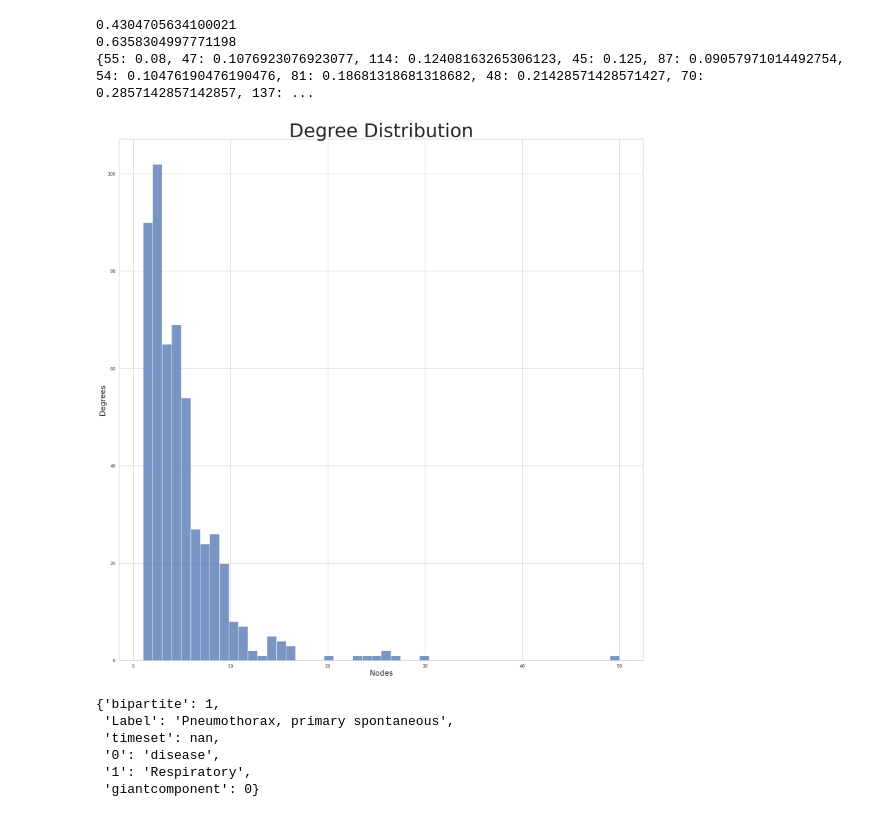
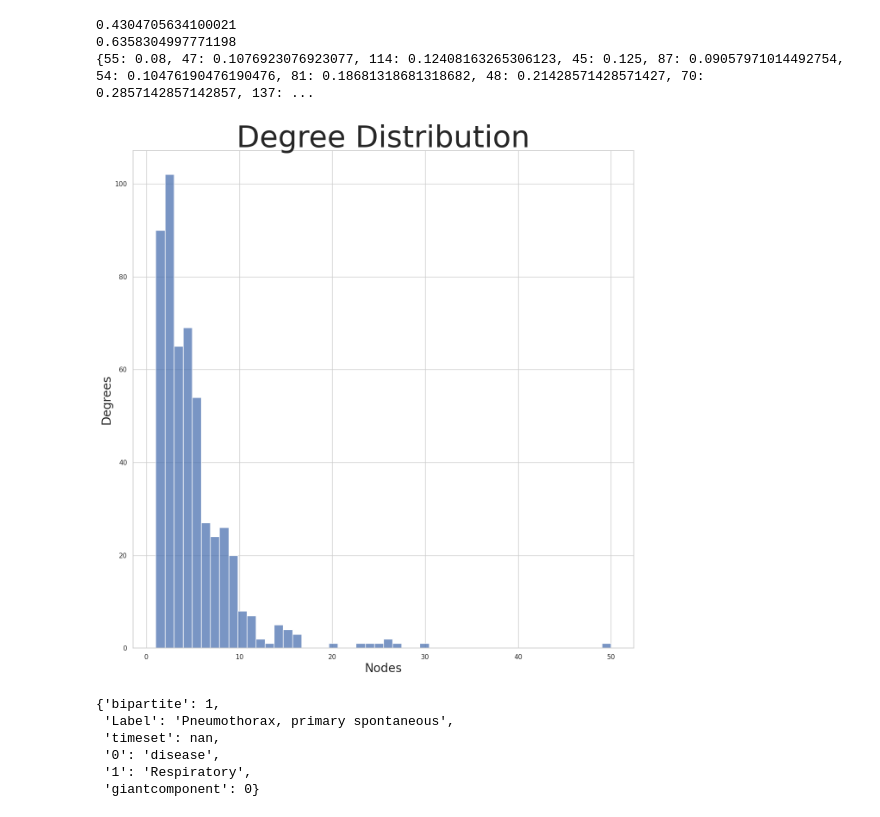
Before and after one commit to ITU-Bumblebees/network_analysis, a Jupyter notebook: Code/project.ipynb, the cells around one changed output. Cells and saved outputs as stored; diff of their text form; code cells hidden in the pictures.

```diff
--- a/Code/project.ipynb
+++ b/Code/project.ipynb
@@ -346,36 +358,36 @@ def homophily_per_group(graph):
 
         types_diseases[group].append(count/num_neighbors)
 
     for key,val in types_diseases.items():
         value = np.round(sum(val) / len(val), decimals=3)
         types_diseases.update({key: [value]})
 
     df = pd.DataFrame.from_dict(types_diseases, orient='columns')
     return df
 
 
 #homophily_per_group(bipar_weighted).items()
 
 
 
 def list_degrees(graph):
     l = list(graph.degree())
     l_sorted= sorted(l, key=lambda t: t[1], reverse=True)
 
     return l_sorted
 
 degrees = pd.DataFrame(list_degrees(Gp), columns=['NodeID', 'Degree'])
 
-plt.figure(1, figsize=(25, 25))
+plt.figure(1, figsize=(15, 15))
 sns.histplot(data=degrees,  x='Degree')
 plt.title('Degree Distribution', fontsize=50)
 plt.xlabel('Nodes', size=20)
 plt.ylabel('Degrees', size=20)
 
 if savefigs:
-    plt.savefig('../figs/DegreeDistribution.png', bbox_inches = 'tight')
+    plt.savefig('../figs/DegreeBipartite.png', bbox_inches = 'tight')
 # %% [output]
-[figure, old version]
+[figure, new version]
 # %%
 degrees.head(200)
 Gp.nodes[45]['1']
```
Also changed, not shown: parts of 8 cells of this notebook, 6 other files.
